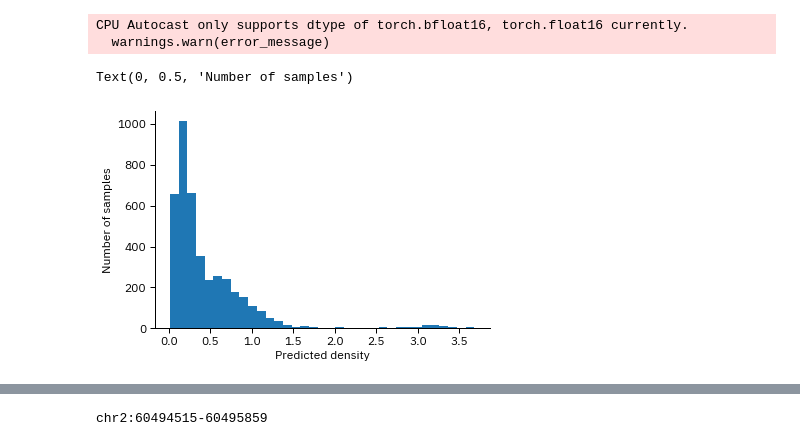
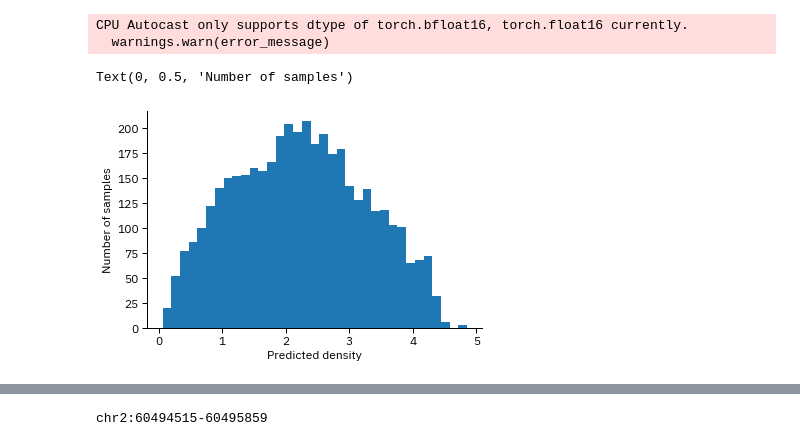
Before and after one commit to vierstralab/vinson, a Jupyter notebook: notebooks/DHSQuantitativeModel.ipynb, the cells around one changed output, grey strips where cells are left out. Cells and saved outputs as stored; diff of their text form; code cells hidden in the pictures.

```diff
--- a/notebooks/DHSQuantitativeModel.ipynb
+++ b/notebooks/DHSQuantitativeModel.ipynb
@@ -122,8 +128,10 @@ dataloader = DataLoader(
 ### Load in pre-trained variant model
 # %%
 pretrained_state_dict = torch.load(
-    "models/data_AUG3_with_warmup_and_decay_v2/checkpoints/last.ckpt",
+    "../models/data_AUG3_with_warmup_and_decay_v2/checkpoints/last.ckpt",
     map_location=torch.device("cpu"),
 )["state_dict"]
 
 model.load_state_dict(pretrained_state_dict)
+
+model = model.eval()
@@ -319,7 +330,18 @@ from tangermeme.deep_lift_shap import deep_lift_shap, _nonlinear
 from tangermeme.plot import plot_logo
 
 from vinson.interpretation import dinucleotide_shuffle, force_strict_ohe
-from vinson.model import _Exp
+from vinson.models.helpers import _Exp
+
+class Wrapper(torch.nn.Module):
+    def __init__(self, model):
+        super(Wrapper, self).__init__()
+        self.model = model
+        self.exp = _Exp()
+    def forward(self, seq, embed):
+        return self.exp(self.model(seq, embed))
+
+model_wrapper = Wrapper(model)
+model_wrapper = model_wrapper.eval()
 # %%
 print(torch.where(y_.exp() > 0.5))
 # %% [output]
@@ -328,4 +350,4 @@ print(torch.where(y_.exp() > 0.5))
 # %%
-i = 86
+i = 81
 torch.exp(y_[i]), density[i] - bg_density[i], density[i]
 # %% [output]
@@ -396,20 +416,20 @@ from tangermeme.product import apply_pairwise
 # %%
 Y_all = apply_pairwise(
     predict,
-    model,
+    model_wrapper,
     _X, #force_strict_ohe(X_seq), #_X,
     args=(torch.as_tensor(dataset.embeddings_df.T.values),), device="cpu", verbose=True)
 # %% [output]
 CPU Autocast only supports dtype of torch.bfloat16, torch.float16 currently.
   warnings.warn(error_message)
 # %%
-plt.hist(Y_all.squeeze().exp())
+plt.hist(Y_all.squeeze())
 
 plt.xlabel("Predicted density")
 plt.ylabel("Number of samples")
 # %% [output]
 Text(0, 0.5, 'Number of samples')
-[figure, old version]
+[figure, new version]
 # %%
 from openTSNE import TSNE
 
```
Also changed, not shown: parts of 22 cells of this notebook, 2 other files.
